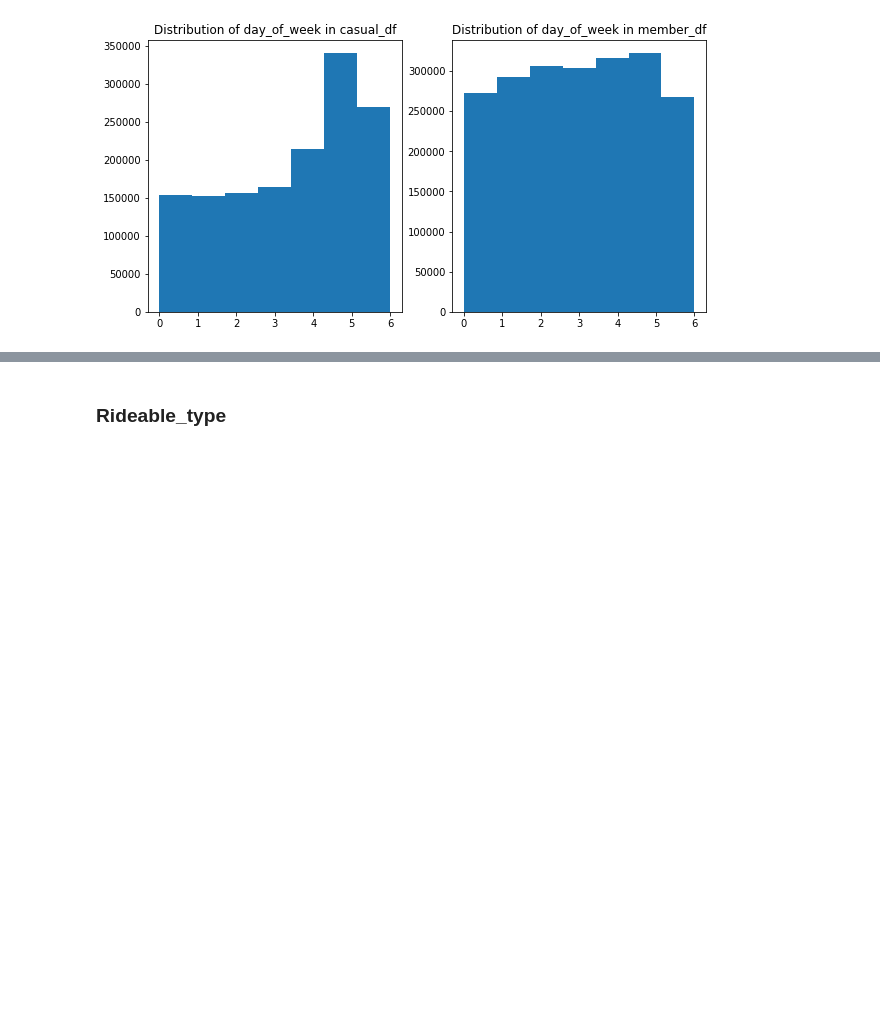
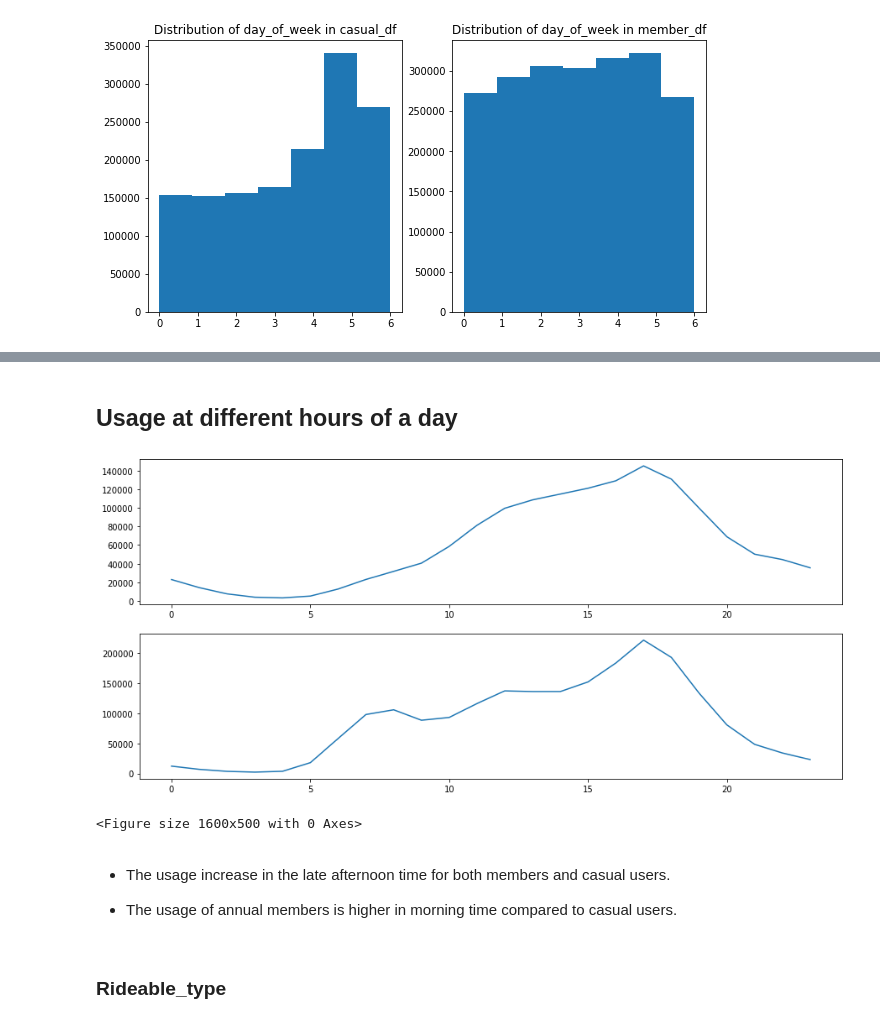
Before and after one commit to plphuc/Bike-Share-Divvy-Analysis, a Jupyter notebook: how_does_a_bike_share_navigate_speedy_success.ipynb, the cells around one changed output, grey strips where cells are left out. Cells and saved outputs as stored; diff of their text form; code cells hidden in the pictures; blank space fills up the shorter version.

```diff
--- a/how_does_a_bike_share_navigate_speedy_success.ipynb
+++ b/how_does_a_bike_share_navigate_speedy_success.ipynb
@@ -301,3 +327,36 @@ plt.show()
+# %% [markdown]
+## Usage at different hours of a day
+# %%
+hours_casual = casual_df['hours'].value_counts().sort_index()
+hours_member = member_df['hours'].value_counts().sort_index()
+# %%
+# Draw Plot
+figure, (ax1,ax2) = plt.subplots(2,1, figsize=(15,7))
+plt.figure(figsize=(16,5), dpi=100)
+
+xlabel = "Date"
+ylabel = "Counts"
+
+ax1.plot(hours_casual.index, hours_casual[:])
+ax2.plot(hours_member.index, hours_member[:])
+
+plt.show()
+
+ax1.set_title("Usage at different hours of a day (casual)")
+ax2.set_title("Usage at different hours of a day (member)")
+
+ax1.xlabel = xlabel
+ax1.xlabel = xlabel
+
+ax1.ylabel = ylabel
+ax1.ylabel = ylabel
+# %% [output]
+[figure, added]
+<Figure size 1600x500 with 0 Axes>
+# %% [markdown]
+* The usage increase in the late afternoon time for both members and casual users.
+
+* The usage of annual members is higher in morning time compared to casual users.
 # %% [markdown]
 ### Rideable_type
 # %%
```
Also changed, not shown: parts of 51 cells of this notebook.
